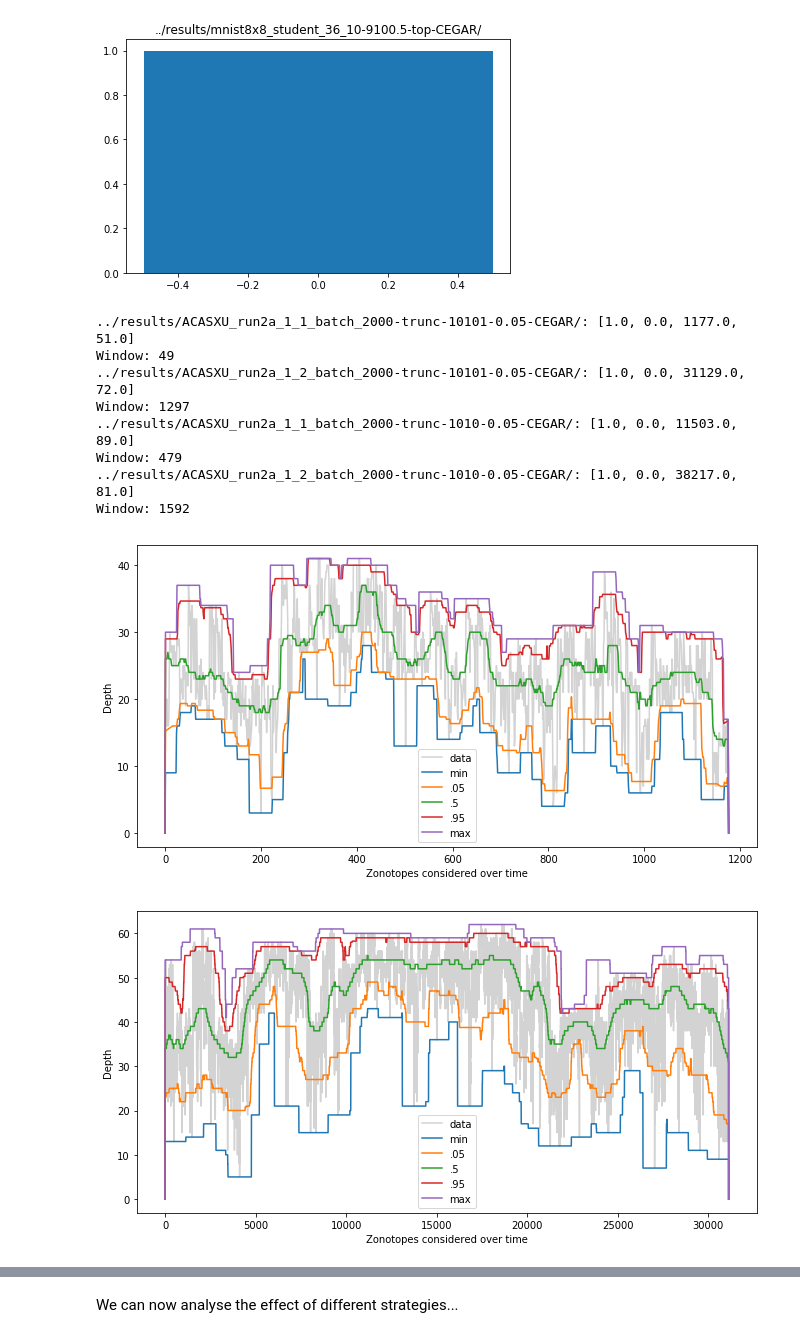
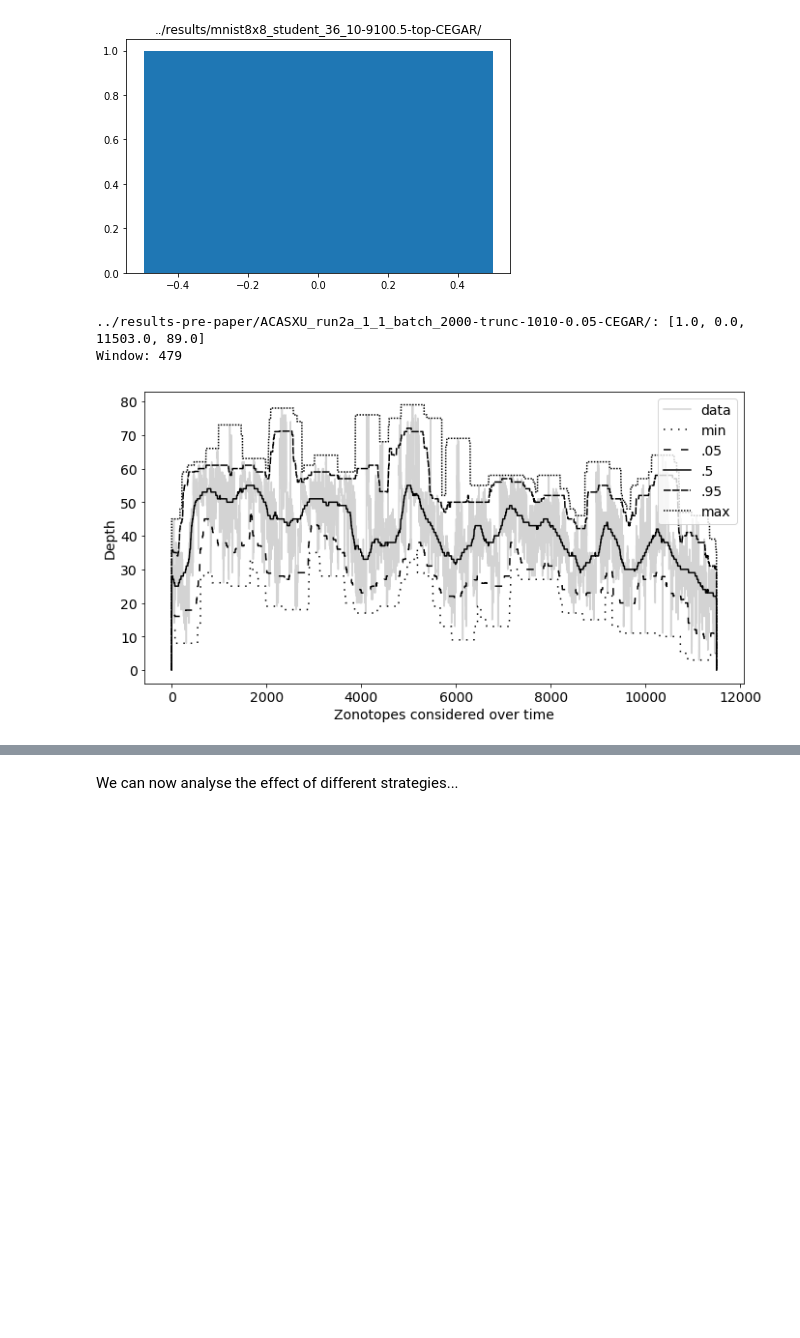
Before and after one commit to samysweb/nnequiv-experiments, a Jupyter notebook: analysis/Overapprox vs. Exact.ipynb, the cells around one changed output, grey strips where cells are left out. Saved outputs shown, nothing was run; the diff lists cells and outputs as text; code cells hidden in the pictures; blank space fills up the shorter version.

```diff
--- a/analysis/Overapprox vs. Exact.ipynb
+++ b/analysis/Overapprox vs. Exact.ipynb
@@ -20,18 +20,18 @@ import matplotlib.pyplot as plt
 import numpy as np
 # %%
 benchmarks = [
-    "../results/ACASXU_run2a_1_1_batch_2000-trunc-10101-0.05-CEGAR/",
-    "../results/ACASXU_run2a_1_2_batch_2000-trunc-10101-0.05-CEGAR/",
-    "../results/ACASXU_run2a_1_1_batch_2000-trunc-1010-0.05-CEGAR/",
-    "../results/ACASXU_run2a_1_2_batch_2000-trunc-1010-0.05-CEGAR/",
-    "../results/HAR-trunc-1000.1-0.25-CEGAR/",
-    "../results/mnist_relu_3_100-trunc-400.1-0.25-CEGAR/",
-    "../results/mnist8x8_student_12_12_12_10-9000.5-top-CEGAR/",
-    "../results/mnist8x8_student_12_12_12_10-9100.5-top-CEGAR/",
-    "../results/mnist8x8_student_24_12_10-9000.5-top-CEGAR/",
-    "../results/mnist8x8_student_24_12_10-9100.5-top-CEGAR/",
-    "../results/mnist8x8_student_36_10-9000.5-top-CEGAR/",
-    "../results/mnist8x8_student_36_10-9100.5-top-CEGAR/"
+    "../results-pre-paper/ACASXU_run2a_1_1_batch_2000-trunc-10101-0.05-CEGAR/",
+    "../results-pre-paper/ACASXU_run2a_1_2_batch_2000-trunc-10101-0.05-CEGAR/",
+    "../results-pre-paper/ACASXU_run2a_1_1_batch_2000-trunc-1010-0.05-CEGAR/",
+    "../results-pre-paper/ACASXU_run2a_1_2_batch_2000-trunc-1010-0.05-CEGAR/",
+    "../results-pre-paper/HAR-trunc-1000.1-0.25-CEGAR/",
+    "../results-pre-paper/mnist_relu_3_100-trunc-400.1-0.25-CEGAR/",
+    "../results-pre-paper/mnist8x8_student_12_12_12_10-9000.5-top-CEGAR/",
+    "../results-pre-paper/mnist8x8_student_12_12_12_10-9100.5-top-CEGAR/",
+    "../results-pre-paper/mnist8x8_student_24_12_10-9000.5-top-CEGAR/",
+    "../results-pre-paper/mnist8x8_student_24_12_10-9100.5-top-CEGAR/",
+    "../results-pre-paper/mnist8x8_student_36_10-9000.5-top-CEGAR/",
+    "../results-pre-paper/mnist8x8_student_36_10-9100.5-top-CEGAR/"
 ]
 # %%
 overapprox_vs_exact = {}
@@ -188,7 +188,8 @@ def window_stack(a, width=100):
         percentile_05[i-1] = np.percentile(cur_data, 5)
     return max_val, min_val, median, percentile_05, percentile_25, percentile_75, percentile_95
 # %%
-for b in benchmarks[:4]:
+plt.rcParams.update({'font.size': 14})
+for b in benchmarks[2:3]:
     print(f"{b}: ",end="")
     if len(overapprox_vs_exact[b].exact_counter.exact_counter_results[:,0])==0:
         print("Skipping...")
@@ -203,45 +204,38 @@ for b in benchmarks[:4]:
     #fig, (axs1, axs2) = plt.subplots(2,1, sharex=False, sharey=False)
     min_exact = overapprox_vs_exact[b].exact_counter.exact_counter_results[:,0] + np.log2(overapprox_vs_exact[b].exact_counter.exact_counter_results[:,2])
     x = np.arange(0, data.shape[0], 1)
     width = data.shape[0]//24
     print(f"Window: {width}")
     max_val, min_val, median, percentile_05, percentile_25, percentile_75, percentile_95 = window_stack(data, width=width)
 
     #axs1.plot(x, min_exact, label="min exact", color="coral")
-    axs1.plot(x, data, label="data",color="lightgray")
-    axs1.plot(x, min_val, label="min")
-    axs1.plot(x, percentile_05, label=".05")
+    axs1.plot(x, data, label="data",color="lightgray", linestyle="solid")
+    axs1.plot(x, min_val, label="min",color="black", linestyle=(0, (1, 4)))
+    axs1.plot(x, percentile_05, label=".05",color="black",linestyle=(0, (5, 7)))
     #axs1.plot(x, percentile_25, label=".25")
-    axs1.plot(x, median, label=".5")
+    axs1.plot(x, median, label=".5",color="black", linestyle="solid")
     #axs1.plot(x, percentile_75, label=".75")
-    axs1.plot(x, percentile_95, label=".95")
-    axs1.plot(x, max_val, label="max")
+    axs1.plot(x, percentile_95, label=".95",color="black",linestyle=(0, (5, 1)))
+    axs1.plot(x, max_val, label="max",color="black", linestyle=(0, (1, 1)))
     #axs1.set_title(b[11:-7]+": Depth at equivalence proof (window "+str(width)+")")
     #axs1.set_title("ACASXU_run2a_1_1_batch_2000: Depth at equivalence proof (window "+str(width)+")")
     axs1.set_xlabel("Zonotopes considered over time")
     axs1.set_ylabel("Depth")
 
     #axs2.plot(x[300:600], data[300:600], label="Zonotopes 300-600", color="gray",marker="s")
     #axs2.plot(x[300:min(900,len(data))-300], data[600:min(900,len(data))], label=f"Zonotopes 600-{min(900,len(data))}", color="blue",marker=">")
     #axs2.plot(x[300:min(1200,len(data))-600], data[900:min(1200,len(data))], label=f"Zonotopes 900-{min(1200,len(data))}", color="red",marker=".")
     #axs2.plot(x[50:150], data[750:850], label="data", color="blue",marker=".")
     #axs2.set_xlabel("Zonotopes 50-150")
     #axs2.set_ylabel("Depth")
     #axs2.legend()
 
     #axs2.plot(x, np.clip(min_exact-max_val, 0.0, np.inf)*(np.where(data < max_val,1.0, 0.0)), label="max")
     #axs2.plot(x, np.clip(min_exact-percentile_95, 0.0, np.inf)*(np.where(data < percentile_95,1.0, 0.0)), label="95")
     #axs2.plot(x, np.clip(min_exact-max_val, 0.0, np.inf)*(np.where(data < max_val,1.0, 0.0)), label="max")
     axs1.legend()
     #axs2.legend()
 # %% [output]
-../results/ACASXU_run2a_1_1_batch_2000-trunc-10101-0.05-CEGAR/: [1.0, 0.0, 1177.0, 51.0]
-Window: 49
-../results/ACASXU_run2a_1_2_batch_2000-trunc-10101-0.05-CEGAR/: [1.0, 0.0, 31129.0, 72.0]
-Window: 1297
-../results/ACASXU_run2a_1_1_batch_2000-trunc-1010-0.05-CEGAR/: [1.0, 0.0, 11503.0, 89.0]
+../results-pre-paper/ACASXU_run2a_1_1_batch_2000-trunc-1010-0.05-CEGAR/: [1.0, 0.0, 11503.0, 89.0]
 Window: 479
-../results/ACASXU_run2a_1_2_batch_2000-trunc-1010-0.05-CEGAR/: [1.0, 0.0, 38217.0, 81.0]
-Window: 1592
-[figure, old version]
+[figure, new version]
-[figure, removed]
```
Also changed, not shown: parts of 2 cells of this notebook, 9 other files.
